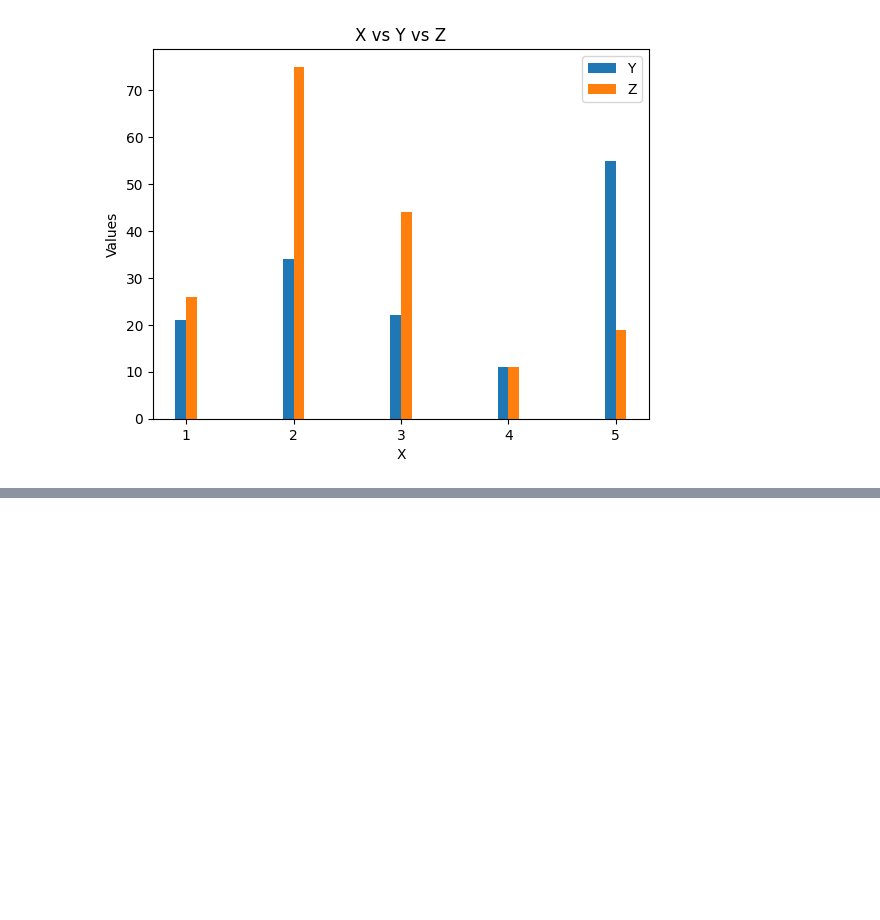
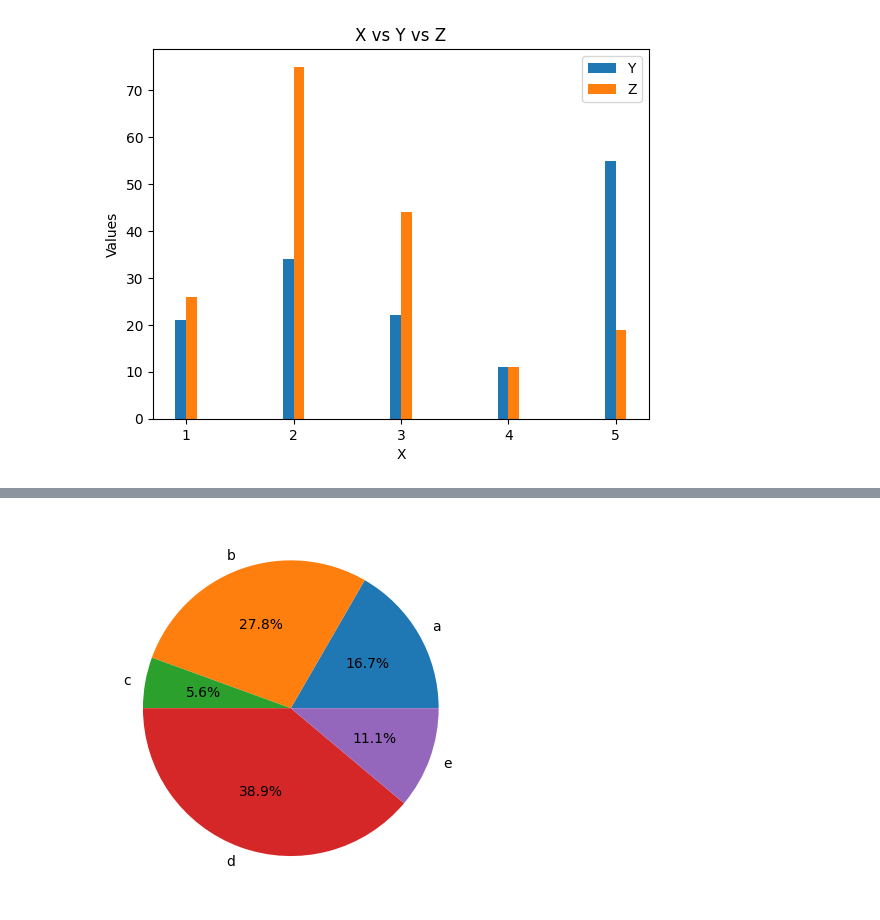
Before and after one commit to Shayan1064/machine-learning-journey, a Jupyter notebook: Day 9/Untitled.ipynb, the cells around one changed output, grey strips where cells are left out. Cells and saved outputs as stored; diff of their text form; code cells hidden in the pictures; blank space fills up the shorter version.

```diff
--- a/Day 9/Untitled.ipynb
+++ b/Day 9/Untitled.ipynb
@@ -140,0 +142,7 @@ TypeError: unsupported operand type(s) for -: 'list' and 'float'
+# %%
+x=['a','b','c','d','e']
+t=[33,55,11,77,22]
+plt.pie(t,labels=x,autopct='%1.1f%%')
+plt.show()
+# %% [output]
+[figure, added]
```
Also changed, not shown: parts of 2 cells of this notebook.
